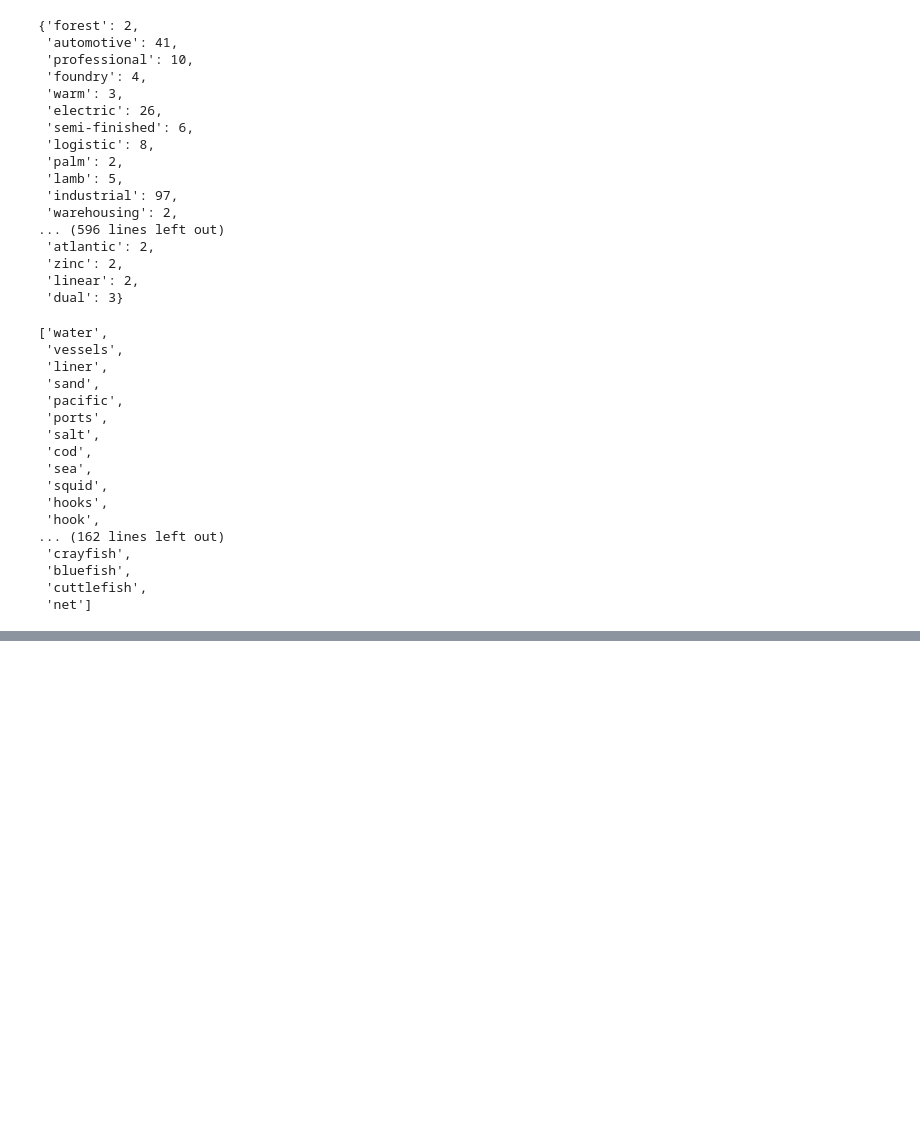
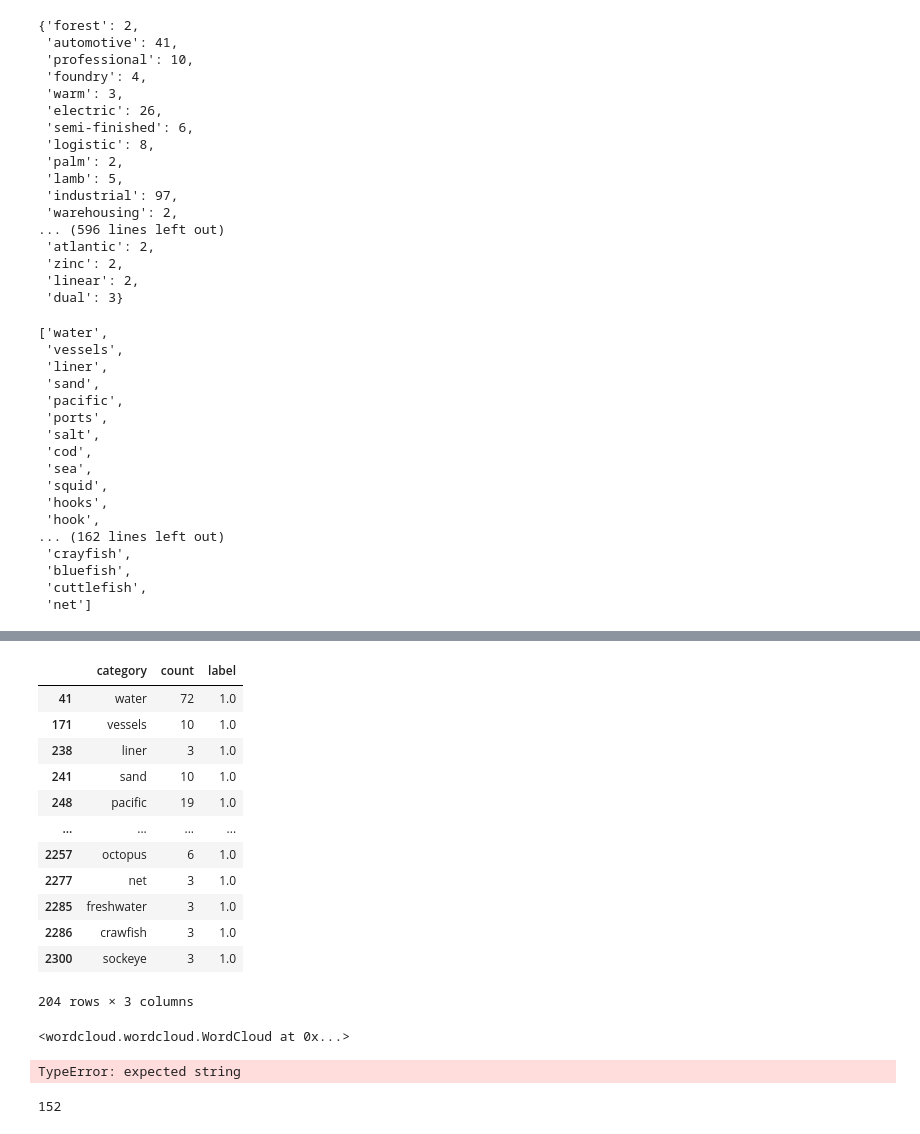
Before and after one commit to IDCLab-VAST-Challenge-2023/AnchoVis, a Jupyter notebook: filtering.ipynb, the cells around one changed output, grey strips where cells are left out. Cells and saved outputs as stored; diff of their text form; code cells hidden in the pictures; blank space fills up the shorter version.

```diff
--- a/filtering.ipynb
+++ b/filtering.ipynb
@@ -472,2 +490,28 @@ ocean_nodes
 # %%
 ocean_nodes.to_csv("./data/ocean_nodes_new.csv", index=False)
+# %%
+ocean_words
+# %% [output]
+|  | category | count | label |
+| 41 | water | 72 | 1.0 |
+| 171 | vessels | 10 | 1.0 |
+| 238 | liner | 3 | 1.0 |
+| 241 | sand | 10 | 1.0 |
+| 248 | pacific | 19 | 1.0 |
+| ... | ... | ... | ... |
+| 2257 | octopus | 6 | 1.0 |
+| 2277 | net | 3 | 1.0 |
+| 2285 | freshwater | 3 | 1.0 |
+| 2286 | crawfish | 3 | 1.0 |
+| 2300 | sockeye | 3 | 1.0 |
+204 rows × 3 columns
+# %%
+counter = {}
+for wd in ocean_words_list:
+    counter[wd] = ocean_words[ocean_words['category'] == wd]['count'].sum()
+
+wc = WordCloud(background_color="white", max_words=152, width=800, height=500)
+wc.generate_from_frequencies(counter)
+wc.to_file(f"./wordcloud2.png")
+# %% [output]
+<wordcloud.wordcloud.WordCloud at 0x...>
@@ -473,0 +521,10 @@ ocean_nodes.to_csv("./data/ocean_nodes_new.csv", index=False)
+# %%
+wc = WordCloud(background_color="white", max_words=152, width=800, height=500)
+wc.generate_from_frequencies(counter)
+wc.to_file(f"{outcome_folder}/wordcloud2.png")
+# %% [output]
+TypeError: expected string
+# %%
+len(ocean_words_list)
+# %% [output]
+152
```
Also changed, not shown: parts of 15 cells of this notebook, 2 other files.
